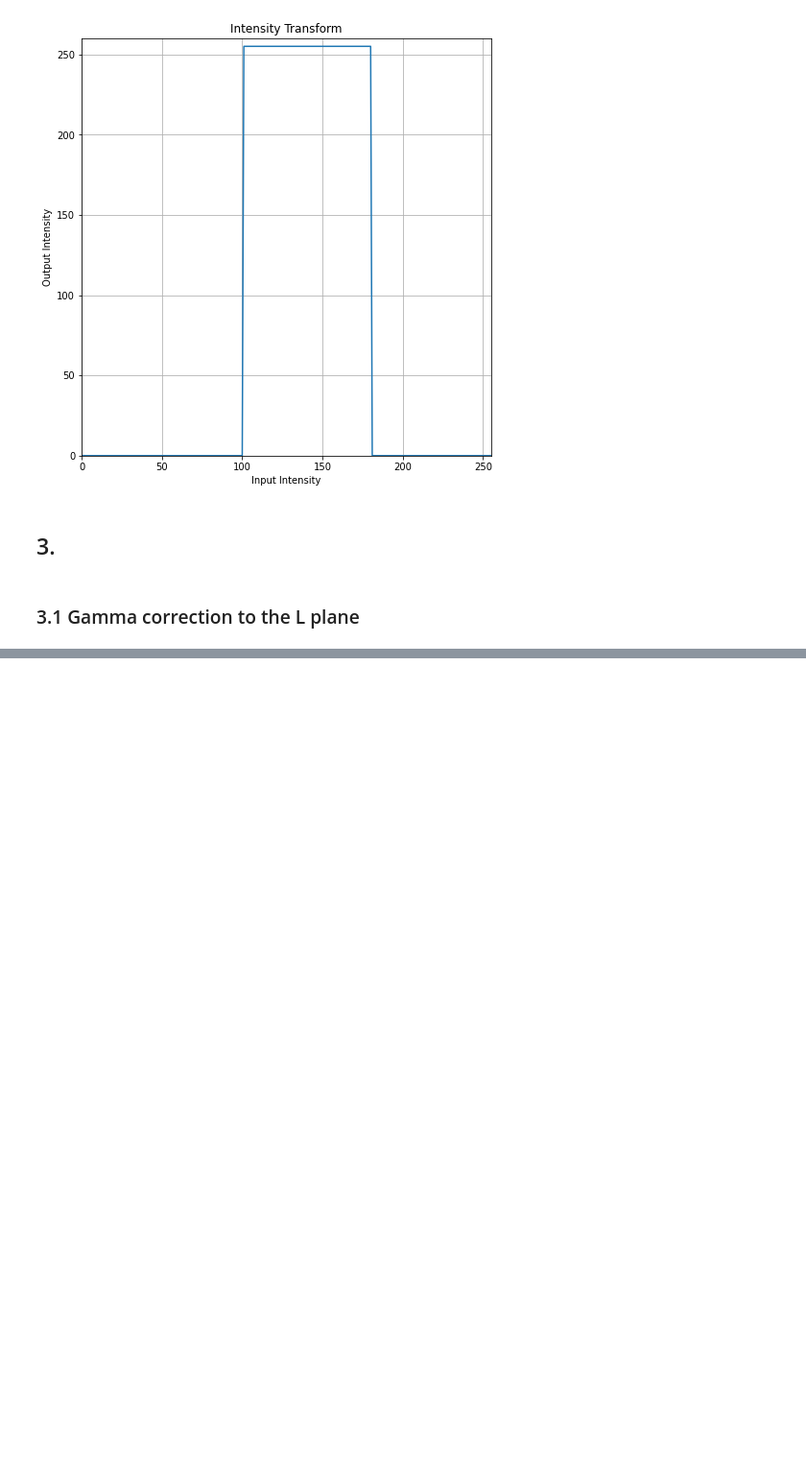
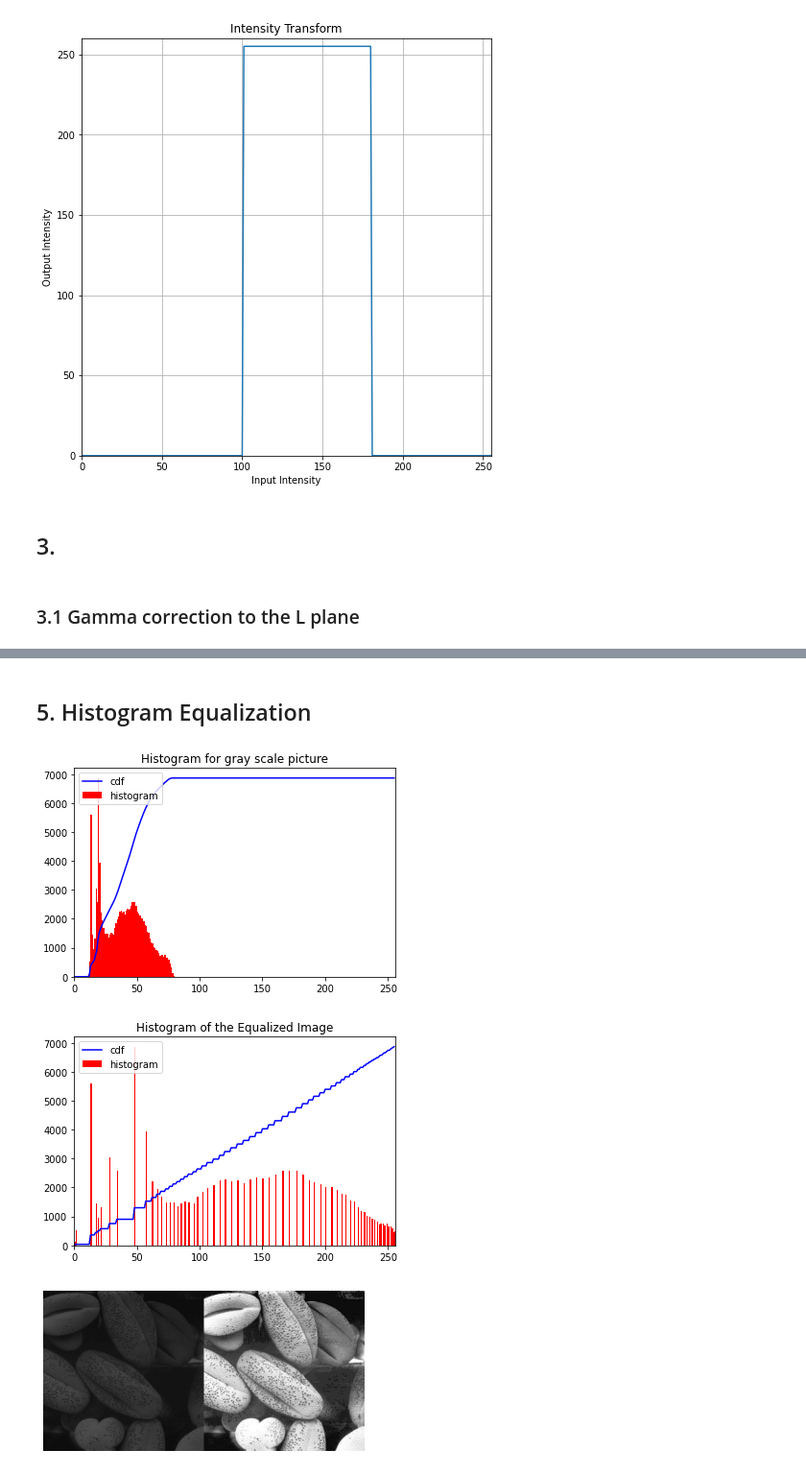
Before and after one commit to UlinduP/EN3160_Image_Processing_and_Machine_Vision, a Jupyter notebook: assignment_01.ipynb, the cells around one changed output, grey strips where cells are left out. Shown: that part at 96% size. Saved outputs shown, nothing was run; the diff lists cells and outputs as text; code cells hidden in the pictures; blank space fills up the shorter version.

```diff
--- a/assignment_01.ipynb
+++ b/assignment_01.ipynb
@@ -140,0 +193,39 @@ error: OpenCV(4.8.0) D:\a\opencv-python\opencv-python\opencv\modules\core\src\ma
+# %% [markdown]
+## 5. Histogram Equalization
+# %%
+def histogram_equalization(im):
+    """
+    Histogram Equalization
+    :param img: input image
+    :return: histogram equalized image
+    """
+    img = cv.imread('images/'+im,cv.IMREAD_GRAYSCALE)
+
+    hist,bins = np.histogram(img.ravel(),256,[0,256])
+    cdf = hist.cumsum()
+    cdf_normalized = cdf * hist.max()/ cdf.max()
+    plt.plot(cdf_normalized, color = 'b')
+    plt.hist(img.flatten(),256,[0,256], color = 'r')
+    plt.xlim([0,256])
+    plt.legend(('cdf','histogram'), loc = 'upper left')
+    plt.title('Histogram for gray scale picture')
+    plt.show()
+    equ = cv.equalizeHist(img)
+    hist,bins = np.histogram(equ.ravel(),256,[0,256])
+    cdf = hist.cumsum()
+    cdf_normalized = cdf * hist.max()/ cdf.max()
+    plt.plot(cdf_normalized, color = 'b')
+    plt.hist(equ.flatten(),256,[0,256], color = 'r')
+    plt.xlim([0,256])
+    plt.legend(('cdf','histogram'), loc = 'upper left')
+    plt.title('Histogram of the Equalized Image')
+    plt.show()
+    res = np.hstack((img,equ)) #stacking images side-by-side
+    plt.axis('off')
+    plt.imshow(res,cmap='gray')
+# %%
+histogram_equalization('ss_histogram.jpg')
+# %% [output]
+[figure, added]
+[figure, added]
+[figure, added]
```
Also changed, not shown: parts of 5 cells of this notebook, 2 other files.
